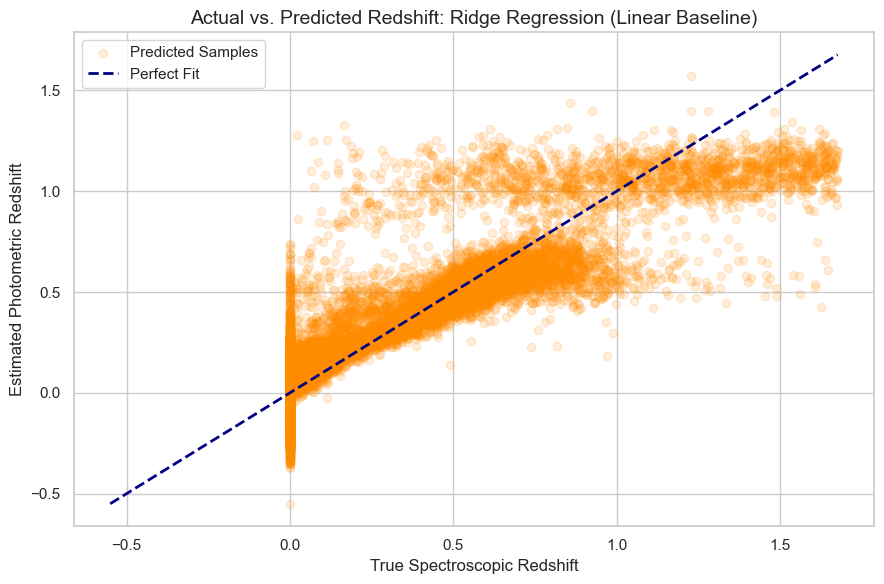
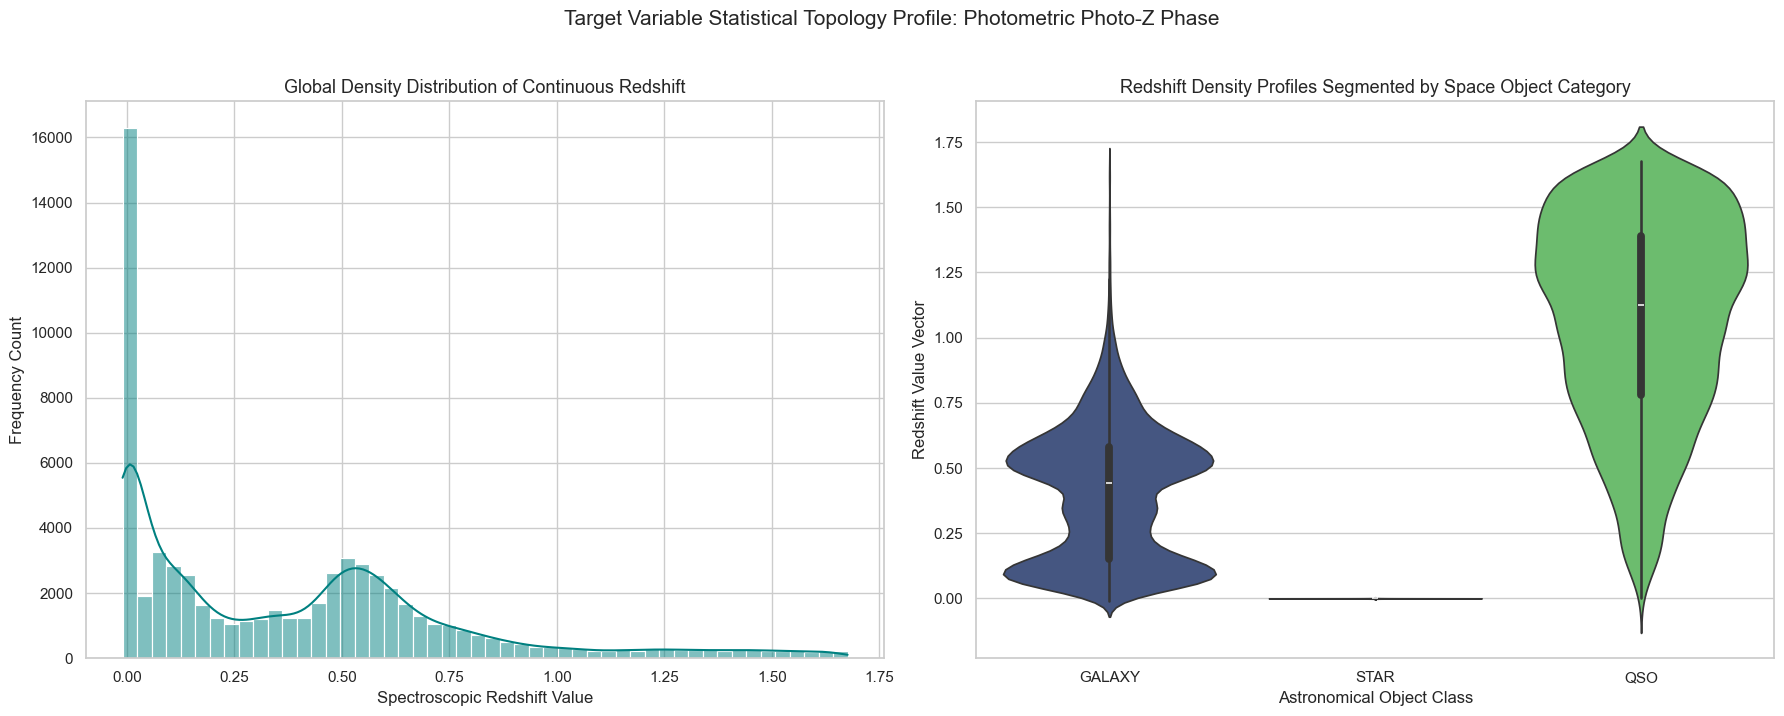
Code edit (unified diff) that turned the first committed figure into the second:
--- before
+++ after
@@ -1,41 +1,41 @@
+import matplotlib.pyplot as plt
+import seaborn as sns
+import pandas as pd
 import numpy as np
-import pandas as pd
-import matplotlib.pyplot as plt
-from sklearn.linear_model import Ridge
-from sklearn.metrics import mean_squared_error, r2_score
 
-# 1. Initialize the Ridge Regression model with default alpha regularization
-ridge_reg = Ridge(alpha=1.0, random_state=2026)
+# 1. Calculate and print core statistical summary properties for continuous Redshift
+redshift_series = pd.Series(y_train_reg)
+print("--- Spectroscopic Redshift Summary Statistics (Train Set) ---")
+print(redshift_series.describe())
 
-# 2. Train the model using the standardized training DataFrame
-print("Training Linear Ridge Regression model...")
-ridge_reg.fit(X_train_reg_df, y_train_reg)
-print("Model training complete.")
+# Calculate skewness to check for asymmetrical tails
+print(f"\nDistribution Skewness Coefficient: {redshift_series.skew():.4f}")
 
-# 3. Generate continuous predictions on the test set
-y_pred_ridge = ridge_reg.predict(X_test_reg_df)
+# 2. Setup a multi-panel visual grid for target variable analysis
+fig, axes = plt.subplots(1, 2, figsize=(18, 7))
+sns.set_theme(style="whitegrid")
 
-# 4. Compute comprehensive regression metrics
-mse_ridge = mean_squared_error(y_test_reg, y_pred_ridge)
-rmse_ridge = np.sqrt(mse_ridge)
-r2_ridge = r2_score(y_test_reg, y_pred_ridge)
+# Left Plot: Clean Histogram with Kernel Density Estimate (KDE)
+sns.histplot(redshift_series, kde=True, color="teal", ax=axes[0], bins=50)
+axes[0].set_title("Global Density Distribution of Continuous Redshift", fontsize=13)
+axes[0].set_xlabel("Spectroscopic Redshift Value")
+axes[0].set_ylabel("Frequency Count")
 
-print("\n--- Ridge Regression Performance Report ---")
-print(f"Mean Squared Error (MSE)      : {mse_ridge:.6f}")
-print(f"Root Mean Squared Error (RMSE): {rmse_ridge:.6f}")
-print(f"Coefficient of Determination (R²): {r2_ridge:.4f} ({r2_ridge * 100:.2f}%)")
+# Right Plot: Advanced Violin Plot grouped by raw class entities
+# Reconstructing a temporary df for clean plotting grouping
+df_temp_plot = pd.DataFrame({
+    'Redshift': y_train_reg,
+    'Class': df_no_outliers.loc[X_train_reg.index, 'class']
+})
 
-# 5. Visualizing Actual vs. Predicted Redshift values
-plt.figure(figsize=(9, 6))
-plt.scatter(y_test_reg, y_pred_ridge, alpha=0.15, color='darkorange', label='Predicted Samples')
-# Plot a perfect diagonal baseline reference line (y = x)
-min_val = min(y_test_reg.min(), y_pred_ridge.min())
-max_val = max(y_test_reg.max(), y_pred_ridge.max())
-plt.plot([min_val, max_val], [min_val, max_val], color='navy', linestyle='--', linewidth=2, label='Perfect Fit')
+sns.violinplot(
+    data=df_temp_plot, x='Class', y='Redshift', hue='Class',
+    palette='viridis', legend=False, ax=axes[1]
+)
+axes[1].set_title("Redshift Density Profiles Segmented by Space Object Category", fontsize=13)
+axes[1].set_xlabel("Astronomical Object Class")
+axes[1].set_ylabel("Redshift Value Vector")
 
-plt.title("Actual vs. Predicted Redshift: Ridge Regression (Linear Baseline)", fontsize=14)
-plt.xlabel("True Spectroscopic Redshift", fontsize=12)
-plt.ylabel("Estimated Photometric Redshift", fontsize=12)
-plt.legend(fontsize=11)
+plt.suptitle("Target Variable Statistical Topology Profile: Photometric Photo-Z Phase", fontsize=15, y=1.02)
 plt.tight_layout()
 plt.show()

Commit: feat: implement ridge regression baseline for redshift photo-z phase